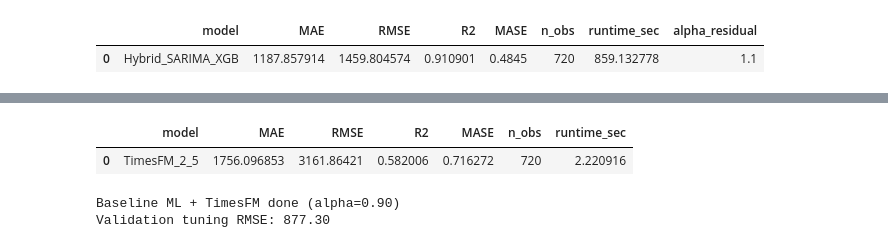
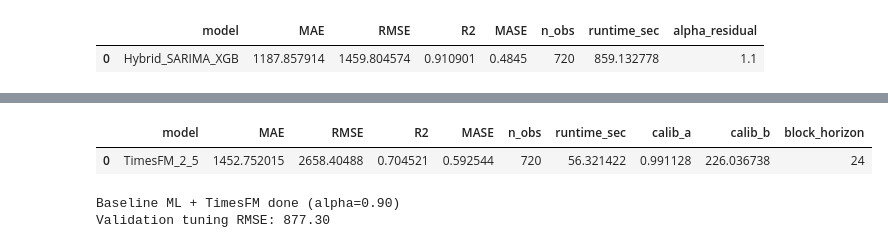
Before and after one commit to Yngvine/Electricity_consumption_predictor, a Jupyter notebook: forecasting_model_comparison.ipynb, the cells around one changed output, grey strips where cells are left out. Saved outputs shown, nothing was run; the diff lists cells and outputs as text; code cells hidden in the pictures.

Commit message:
update times fm

```diff
--- a/forecasting_model_comparison.ipynb
+++ b/forecasting_model_comparison.ipynb
@@ -648,7 +648,6 @@ Validation tuning RMSE: 788.50
 |  | model | MAE | RMSE | R2 | MASE | n_obs | runtime_sec | alpha_residual |
 | 0 | Hybrid_SARIMA_XGB | 1187.857914 | 1459.804574 | 0.910901 | 0.4845 | 720 | 859.132778 | 1.1 |
 # %%
-# TimesFM 2.5 (API: from_pretrained + compile + ForecastConfig)
 start = time.time()
 
 try:
@@ -662,6 +661,8 @@ try:
 
     max_context = 1024
     max_horizon = 256
+    # Shorter rolling blocks usually reduce drift for this load series.
+    block_horizon = int(min(max_horizon, max(24, H_ROLL)))
 
     model.compile(
         timesfm.ForecastConfig(
@@ -675,38 +676,87 @@ try:
         )
     )
 
+    def rolling_forecast_timesfm(
+        tfm_model,
+        history: pd.Series,
+        target_series: pd.Series,
+        step_horizon: int,
+    ) -> tuple[pd.Series, tuple[int, ...], tuple[int, ...]]:
+        """Causal block rolling forecast with observed updates after each block."""
+        history_roll = history.sort_index().astype(float).copy()
+        target_series = target_series.sort_index().astype(float)
+
+        preds = []
+        last_point_shape = None
+        last_quantile_shape = None
+
+        for start_i in range(0, len(target_series), step_horizon):
+            end_i = min(start_i + step_horizon, len(target_series))
+            horizon_i = end_i - start_i
+            idx_block = target_series.index[start_i:end_i]
+
+            context_values = history_roll.to_numpy()[-max_context:]
+            point_forecast, quantile_forecast = tfm_model.forecast(
+                horizon=horizon_i,
+                inputs=[context_values],
+            )
+
+            point_arr = np.asarray(point_forecast)
+            pred_block = point_arr[0, :horizon_i]
+            preds.append(pd.Series(pred_block, index=idx_block))
+
+            last_point_shape = tuple(point_arr.shape)
+            last_quantile_shape = tuple(np.asarray(quantile_forecast).shape)
+
+            # Causal update with real observed values.
+            history_roll = pd.concat([history_roll, target_series.loc[idx_block]])
+
+        out = pd.concat(preds).reindex(target_series.index)
+        out.name = "TimesFM_2_5"
+        return out, last_point_shape, last_quantile_shape
+
+    # 1) Validation simulation for post-hoc calibration (still TimesFM-only).
+    pred_val_raw, _, _ = rolling_forecast_timesfm(
+        tfm_model=model,
+        history=y_train,
+        target_series=y_val,
+        step_horizon=block_horizon,
+    )
+
+    # Affine calibration on validation: y ~= a * pred + b
+    x = pred_val_raw.reindex(y_val.index).to_numpy()
+    y = y_val.to_numpy()
+    a, b = np.polyfit(x, y, 1)
+
+    # 2) Test forecast using train+val history, then apply calibration.
     y_hist = pd.concat([y_train, y_val]).sort_index().astype(float)
+    pred_test_raw, point_shape, quantile_shape = rolling_forecast_timesfm(
+        tfm_model=model,
+        history=y_hist,
+        target_series=y_test,
+        step_horizon=block_horizon,
+    )
 
-    pred_chunks = []
-    for start_i in range(0, len(y_test), max_horizon):
-        end_i = min(start_i + max_horizon, len(y_test))
-        horizon_i = end_i - start_i
-
-        # Causal rolling context: past data only (history + observed test up to start_i)
-        context_series = pd.concat([y_hist, y_test.iloc[:start_i]]).astype(float)
-        context_values = context_series.to_numpy()[-max_context:]
-
-        point_forecast, quantile_forecast = model.forecast(
-            horizon=horizon_i,
-            inputs=[context_values],
-        )
-
-        pred_block = np.asarray(point_forecast)[0, :horizon_i]
-        pred_chunks.append(pred_block)
-
-    pred_values = np.concatenate(pred_chunks)
-    pred_timesfm = pd.Series(pred_values, index=y_test.index, name="TimesFM_2_5")
+    pred_timesfm = pd.Series(
+        a * pred_test_raw.reindex(y_test.index).to_numpy() + b,
+        index=y_test.index,
+        name="TimesFM_2_5",
+    )
 
     gm, hm = evaluate_predictions(y_test, pred_timesfm, "TimesFM_2_5")
     gm["runtime_sec"] = time.time() - start
+    gm["calib_a"] = float(a)
+    gm["calib_b"] = float(b)
+    gm["block_horizon"] = block_horizon
 
     results_global.append(gm)
     results_hourly.append(hm)
     predictions["TimesFM_2_5"] = pred_timesfm
 
     print("TimesFM 2.5 done")
-    print("point_forecast shape (last block):", np.asarray(point_forecast).shape)
-    print("quantile_forecast shape (last block):", np.asarray(quantile_forecast).shape)
+    print("point_forecast shape (last block):", point_shape)
+    print("quantile_forecast shape (last block):", quantile_shape)
+    print(f"Validation calibration: y ~= {a:.4f} * pred + {b:.2f}")
     display(gm)
 
 except Exception as e:
@@ -721,5 +772,5 @@ quantile_forecast shape (last block): (1, 208, 10)
-|  | model | MAE | RMSE | R2 | MASE | n_obs | runtime_sec |
-| 0 | TimesFM_2_5 | 1756.096853 | 3161.86421 | 0.582006 | 0.716272 | 720 | 2.220916 |
+|  | model | MAE | RMSE | R2 | MASE | n_obs | runtime_sec | calib_a | calib_b | block_horizon |
+| 0 | TimesFM_2_5 | 1452.752015 | 2658.40488 | 0.704521 | 0.592544 | 720 | 56.321422 | 0.991128 | 226.036738 | 24 |
 # %%
 # Baseline ML + TimesFM 2.5 (residual hybrid)
 start = time.time()
```
Also changed, not shown: parts of 1 cell of this notebook.
